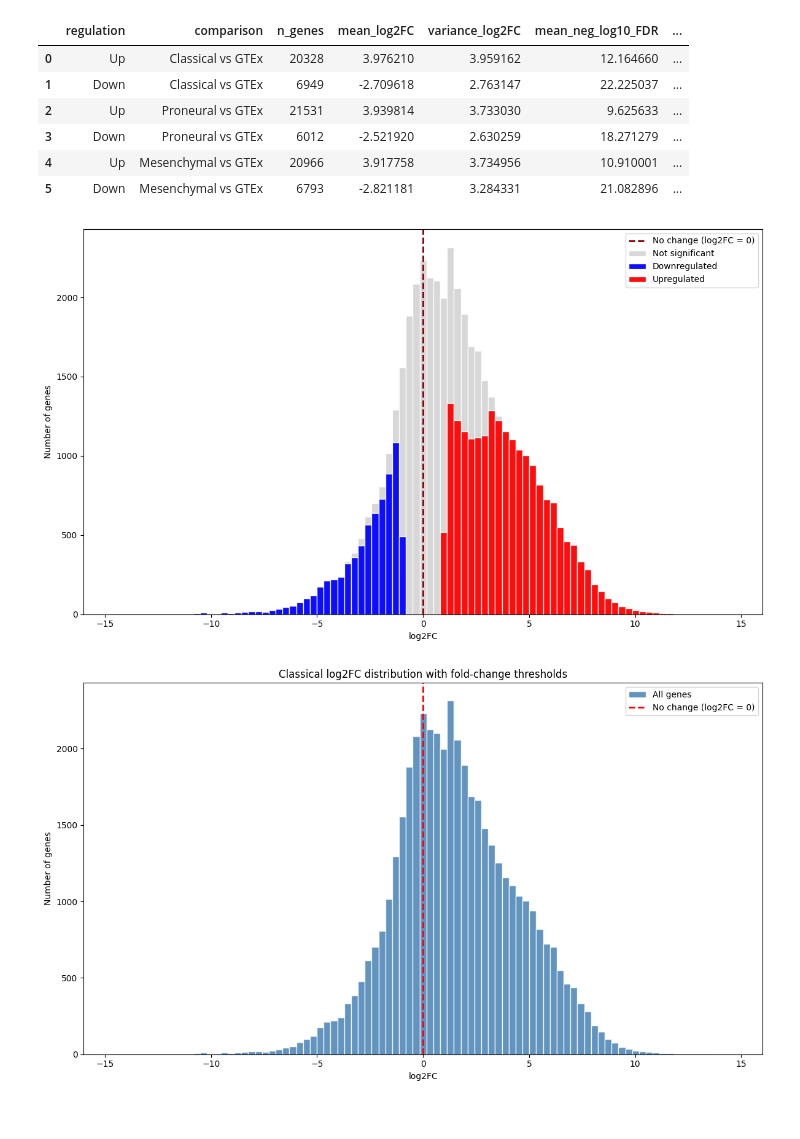
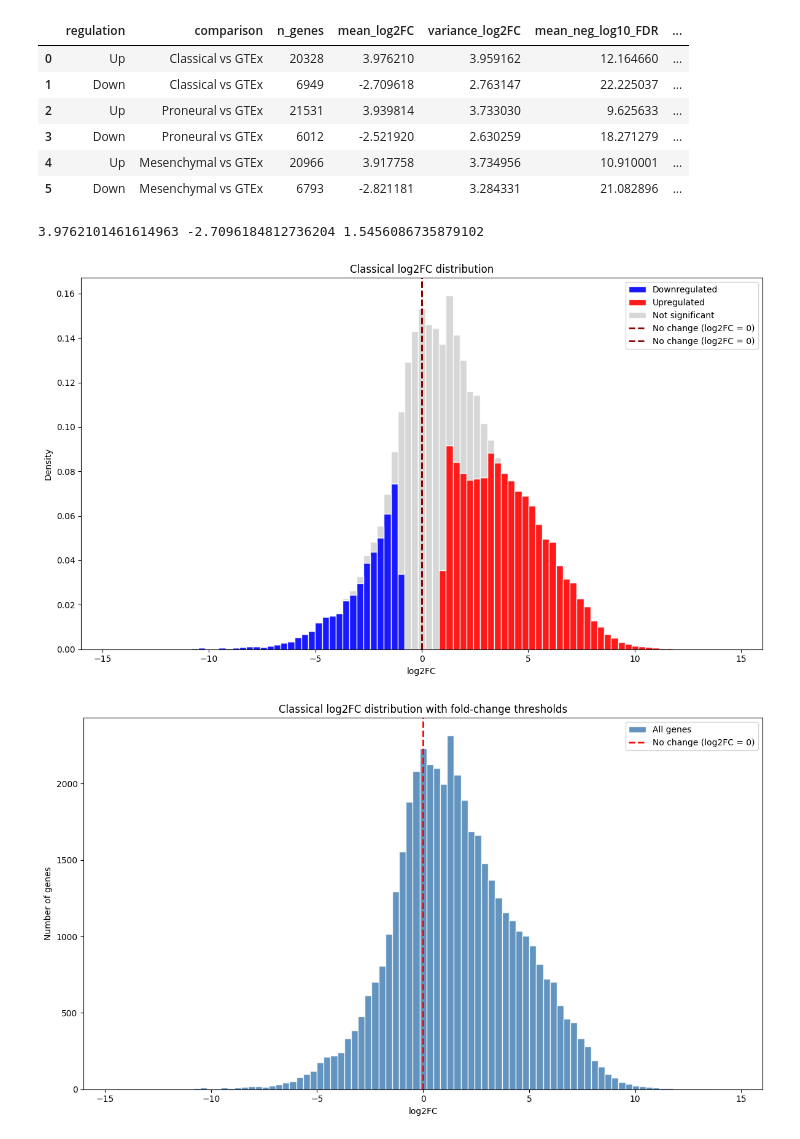
Before and after one commit to namtu06/BIO_RA, a Jupyter notebook: notebooks/NEW_03_diff.ipynb, the cells around one changed output. Drawn from its saved outputs; the diff is of its cells as text; code cells hidden in the pictures.

```diff
--- a/notebooks/NEW_03_diff.ipynb
+++ b/notebooks/NEW_03_diff.ipynb
@@ -227,76 +227,56 @@ all_log2fc = pd.concat(
 )
 plot_limit = np.ceil(np.abs(all_log2fc).max())
 bins = np.linspace(-plot_limit, plot_limit, 100)
-bar_left = bins[:-1]
-bar_width = np.diff(bins)
-
-total_counts, _ = np.histogram(all_log2fc, bins=bins)
-down_counts, _ = np.histogram(downregulated_log2fc, bins=bins)
-up_counts, _ = np.histogram(upregulated_log2fc, bins=bins)
-significant_counts = down_counts + up_counts
-not_significant_counts = total_counts - significant_counts
 
 overall_mean = all_log2fc.mean()
 upregulated_mean = upregulated_log2fc.mean()
 downregulated_mean = downregulated_log2fc.mean()
 upregulated_std = upregulated_log2fc.std(ddof=0)
 downregulated_std = downregulated_log2fc.std(ddof=0)
 
+print(upregulated_mean,downregulated_mean, overall_mean)
+
 plt.figure(figsize=(12, 7))
-plt.bar(
-    bar_left,
-    not_significant_counts,
-    bottom=significant_counts,
-    width=bar_width,
-    align="edge",
-    color="lightgray",
+plt.hist(
+    [
+        downregulated_log2fc,
+        upregulated_log2fc,
+        not_significant_log2fc,
+    ],
+    bins=bins,
+    density=True,
+    stacked=True,
+    color=["blue", "red", "lightgray"],
     edgecolor="white",
     alpha=0.9,
-    label="Not significant",
+    label=["Downregulated", "Upregulated", "Not significant"],
 )
-plt.bar(
-    bar_left,
-    down_counts,
-    bottom=0,
-    width=bar_width,
-    align="edge",
-    color="blue",
-    edgecolor="white",
-    alpha=0.95,
-    label=(
-        f"Downregulated"
-    ),
+plt.axvline(
+    0,
+    color="darkred",
+    linestyle="--",
+    linewidth=2,
+    label="No change (log2FC = 0)",
 )
-plt.bar(
-    bar_left,
-    up_counts,
-    bottom=0,
-    width=bar_width,
-    align="edge",
-    color="red",
-    edgecolor="white",
-    alpha=0.95,
-    label=(
-        f"Upregulated"
 
-    ),
-)
 plt.axvline(
     0,
     color="darkred",
     linestyle="--",
     linewidth=2,
     label="No change (log2FC = 0)",
 )
 
 plt.xlim(-plot_limit, plot_limit)
 plt.xlabel("log2FC")
-plt.ylabel("Number of genes")
+plt.ylabel("Density")
+plt.title("Classical log2FC distribution")
 plt.legend()
 plt.tight_layout()
 plt.show()
 # %% [output]
+3.9762101461614963 -2.7096184812736204 1.5456086735879102
-[figure, old version]
+[figure, new version]
 # %%
 # ============================================================
 # CLASSICAL LOG2FC DISTRIBUTION WITHOUT GROUP COLORING
```
Also changed, not shown: parts of 1 cell of this notebook, 5 other files.
